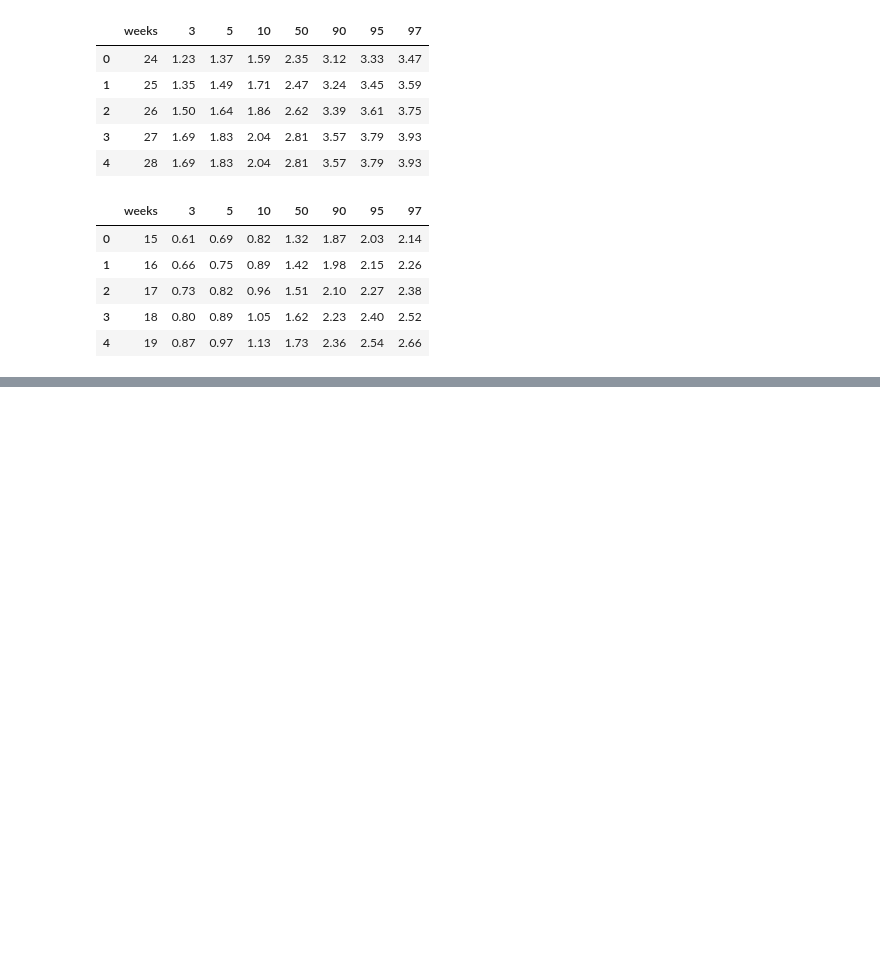
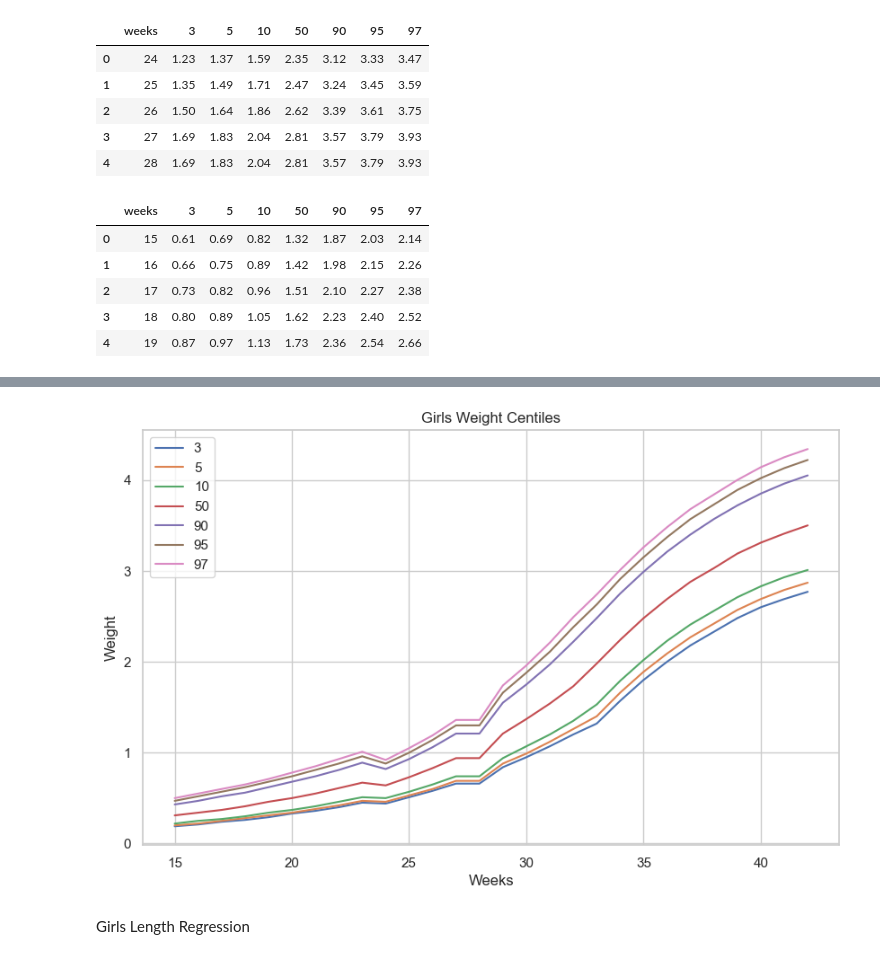
Before and after one commit to zhakota/HackFGR, a Jupyter notebook: src/to_15.ipynb, the cells around one changed output, grey strips where cells are left out. Drawn from its saved outputs; the diff is of its cells as text; code cells hidden in the pictures; blank space fills up the shorter version.

```diff
--- a/src/to_15.ipynb
+++ b/src/to_15.ipynb
@@ -277,0 +208,5 @@ p_value  0.001298  0.005613  0.783534  0.000052  0.000011
+# %%
+girls_bw_path = '../data/raw/girls_BW_24_42_average.csv'
+
+girls_bw_df = pd.read_csv(girls_bw_path)
+girls_bw_df.head(5)
@@ -277,0 +220,29 @@ p_value  0.001298  0.005613  0.783534  0.000052  0.000011
+# %%
+# Setting the desired range
+start_week = 15
+end_week = 23
+
+# Selecting weeks from 15 to 42
+selected_data = girls_bw_df[(girls_bw_df['weeks'] >= 15) & (girls_bw_df['weeks'] <= 42)]
+
+new_weeks = list(range(start_week, end_week + 1))
+new_data = pd.DataFrame({'weeks': new_weeks})
+
+regression_model = GammaRegressor()
+
+# Training the model
+X = selected_data[['weeks']]
+centiles = ['3', '5', '10', '50', '90', '95', '97']
+for centile in centiles:
+    y = selected_data[centile]
+    X = selected_data[['weeks']]
+    regression_model.fit(X, y)
+
+    predicted_values = regression_model.predict(new_data[['weeks']])
+    new_data[centile] = predicted_values
+
+result_girls_bw = pd.concat([new_data, selected_data], ignore_index=True)
+
+result_girls_bw = result_girls_bw.round(2)
+
+result_girls_bw.head(5)
@@ -277,0 +258,6 @@ p_value  0.001298  0.005613  0.783534  0.000052  0.000011
+# %%
+centile_draw(result_girls_bw, 'Weight', 'Girls')
+# %% [output]
+[figure, added]
+# %% [markdown]
+Girls Length Regression
```
Also changed, not shown: parts of 53 cells of this notebook, 14 other files.
